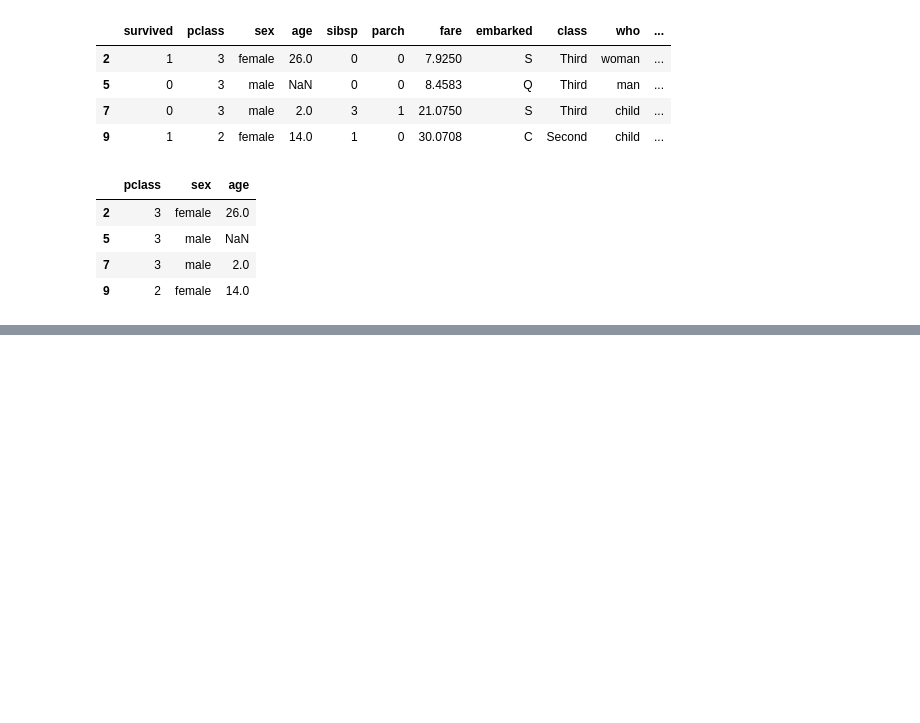
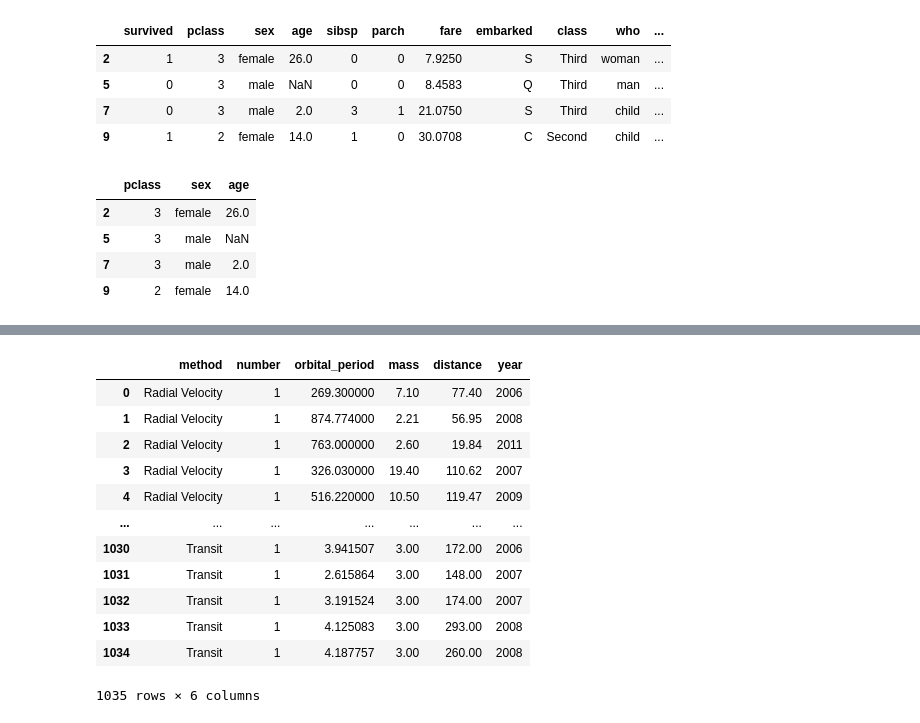
Before and after one commit to Sameerverma32/python, a Jupyter notebook: Data Structure/Analysis/analysis1.ipynb, the cells around one changed output, grey strips where cells are left out. Drawn from its saved outputs; the diff is of its cells as text; code cells hidden in the pictures; blank space fills up the shorter version.

```diff
--- a/Data Structure/Analysis/analysis1.ipynb
+++ b/Data Structure/Analysis/analysis1.ipynb
@@ -735,0 +842,3 @@ df
+# %%
+avg_distance = round(df['distance'].mean())
+print(avg_distance)
@@ -735,0 +847,2 @@ df
+# %%
+df['distance'].fillna(avg_distance,inplace=True)
@@ -735,0 +866,3 @@ df
+# %%
+avg_orbital_period = round(df['orbital_period'].mean())
+print(avg_orbital_period)
@@ -735,0 +871,2 @@ df
+# %%
+df['orbital_period'].fillna(avg_orbital_period,inplace=True)
@@ -735,0 +890,17 @@ df
+# %%
+df.dropna(subset=['mass'],inplace=True)
+df
+# %% [output]
+|  | method | number | orbital_period | mass | distance | year |
+| 0 | Radial Velocity | 1 | 269.300000 | 7.10 | 77.40 | 2006 |
+| 1 | Radial Velocity | 1 | 874.774000 | 2.21 | 56.95 | 2008 |
+| 2 | Radial Velocity | 1 | 763.000000 | 2.60 | 19.84 | 2011 |
+| 3 | Radial Velocity | 1 | 326.030000 | 19.40 | 110.62 | 2007 |
+| 4 | Radial Velocity | 1 | 516.220000 | 10.50 | 119.47 | 2009 |
+| ... | ... | ... | ... | ... | ... | ... |
+| 1030 | Transit | 1 | 3.941507 | 3.00 | 172.00 | 2006 |
+| 1031 | Transit | 1 | 2.615864 | 3.00 | 148.00 | 2007 |
+| 1032 | Transit | 1 | 3.191524 | 3.00 | 174.00 | 2007 |
+| 1033 | Transit | 1 | 4.125083 | 3.00 | 293.00 | 2008 |
+| 1034 | Transit | 1 | 4.187757 | 3.00 | 260.00 | 2008 |
+1035 rows × 6 columns
```
Also changed, not shown: parts of 23 cells of this notebook, 1 other file.
